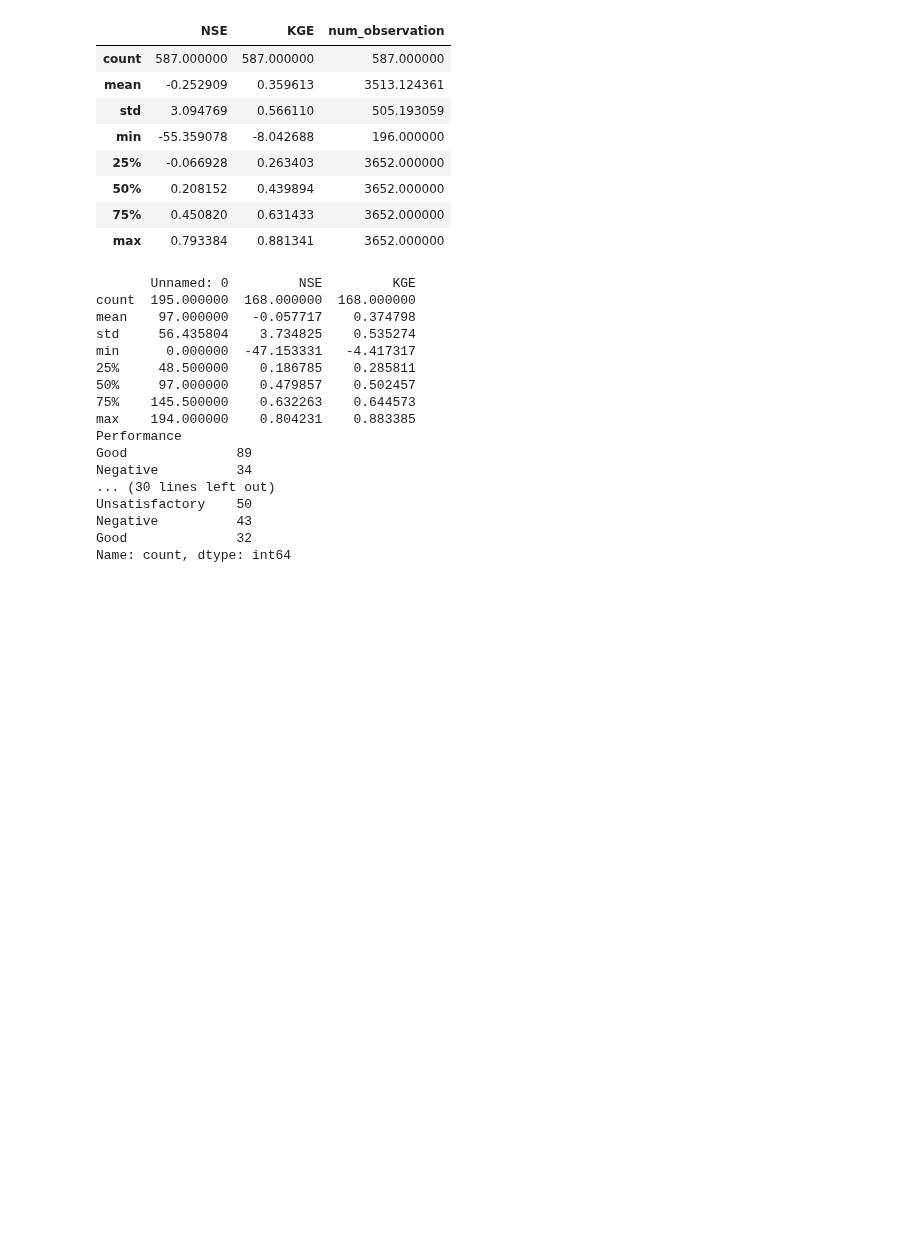
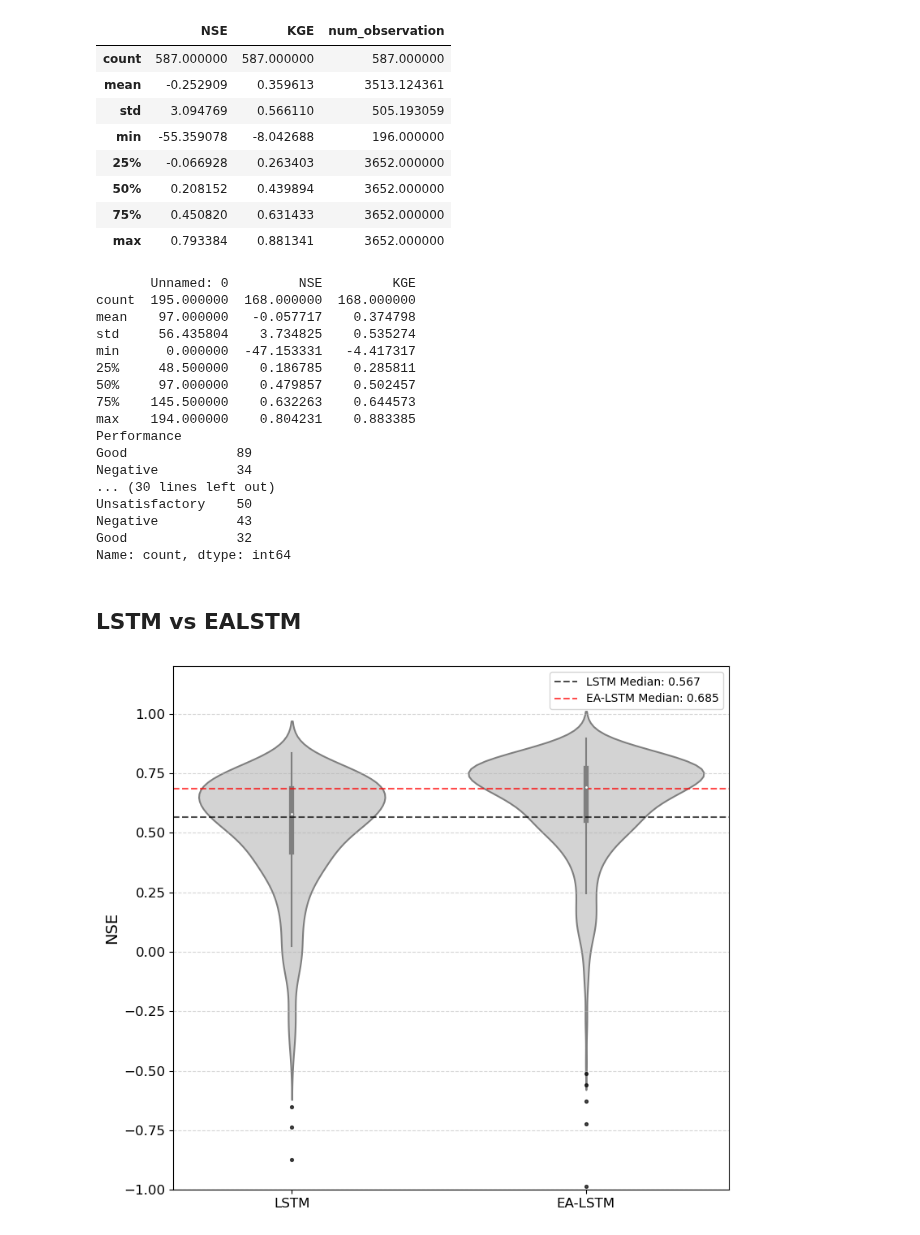
Before and after one commit to yunsupark1120/GAGEii_modeling, a Jupyter notebook: poster_work/result.ipynb, the cells around one changed output. Drawn from its saved outputs; the diff is of its cells as text; code cells hidden in the pictures; blank space fills up the shorter version.

```diff
--- a/poster_work/result.ipynb
+++ b/poster_work/result.ipynb
@@ -1759,3 +1759,78 @@ Unsatisfactory    50
 Negative          43
 Good              32
 Name: count, dtype: int64
+# %% [markdown]
+## LSTM vs EALSTM
+# %%
+import seaborn as sns
+import matplotlib.pyplot as plt
+import numpy as np
+import pandas as pd
+
+lstm_df = pd.read_csv("results/LSTM_temporal_result.csv")
+EAlstm_df = pd.read_csv("results/EALSTM_temporal_result.csv")
+
+lstm_df['Model'] = 'LSTM'
+EAlstm_df['Model'] = 'EA-LSTM'
+
+median_lstm = lstm_df['NSE'].median()
+median_ealstm = EAlstm_df['NSE'].median()
+
+# Restrict NSE values to [-1, 1]
+lower_bound = -0.5
+upper_bound = 1
+lstm_inlier = lstm_df[(lstm_df['NSE'] >= lower_bound) & (lstm_df['NSE'] <= upper_bound)]
+lstm_outlier = lstm_df[(lstm_df['NSE'] < lower_bound) | (lstm_df['NSE'] > upper_bound)]
+
+EAlstm_inlier = EAlstm_df[(EAlstm_df['NSE'] >= lower_bound) & (EAlstm_df['NSE'] <= upper_bound)]
+EAlstm_outlier = EAlstm_df[(EAlstm_df['NSE'] < lower_bound) | (EAlstm_df['NSE'] > upper_bound)]
+
+comparison_df = pd.concat([
+    lstm_inlier[['NSE', 'Model']],
+    EAlstm_inlier[['NSE', 'Model']]
+], ignore_index=True)
+
+fig, ax = plt.subplots(figsize=(8, 7))
+
+boxplot_style = {
+    "boxprops": {'facecolor':'none', 'edgecolor':'black'},
+    "medianprops": {'color':'black', 'linestyle':'-', 'linewidth': 2},
+    "whiskerprops": {'color':'black'},
+    "capprops": {'color':'black'}
+}
+
+sns.violinplot(
+    x='Model',
+    y='NSE',
+    data=comparison_df,
+    ax=ax,
+    inner='box',
+    palette=['lightgray', 'lightgray'],
+    linewidth=1.5,
+    inner_kws=boxplot_style
+)
+
+# Plot dropped values as dots (outliers)
+ax.scatter(
+    np.full(len(lstm_outlier), 0), lstm_outlier['NSE'],
+    color='black', marker='.', s=30, alpha=0.7
+)
+ax.scatter(
+    np.full(len(EAlstm_outlier), 1), EAlstm_outlier['NSE'],
+    color='black', marker='.', s=30, alpha=0.7
+)
+
+
+
+ax.axhline(median_lstm, color='black', linestyle='--', alpha=0.7, label=f"LSTM Median: {median_lstm:.3f}")
+ax.axhline(median_ealstm, color='red', linestyle='--', alpha=0.7, label=f"EA-LSTM Median: {median_ealstm:.3f}")
+ax.set_ylim(-1, 1.2)
+ax.set_xlabel('', fontsize=14)
+ax.set_ylabel('NSE', fontsize=14)
+ax.tick_params(axis='both', which='major', labelsize=12)
+ax.grid(axis='y', linestyle='--', alpha=0.5)
+ax.legend()
+
+plt.tight_layout()
+# %% [output]
+[figure, added]
```
Also changed, not shown: parts of 5 cells of this notebook, 2 other files.
